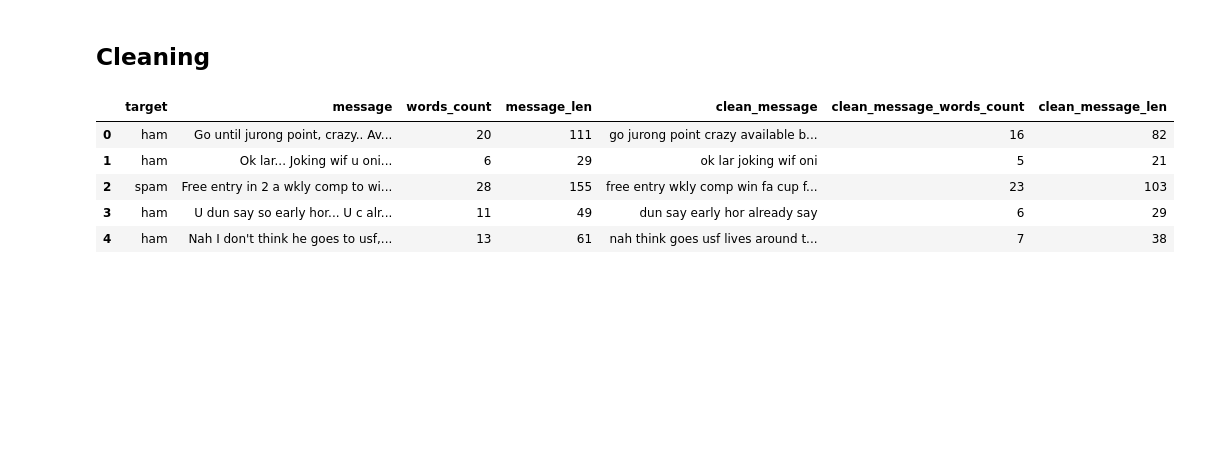
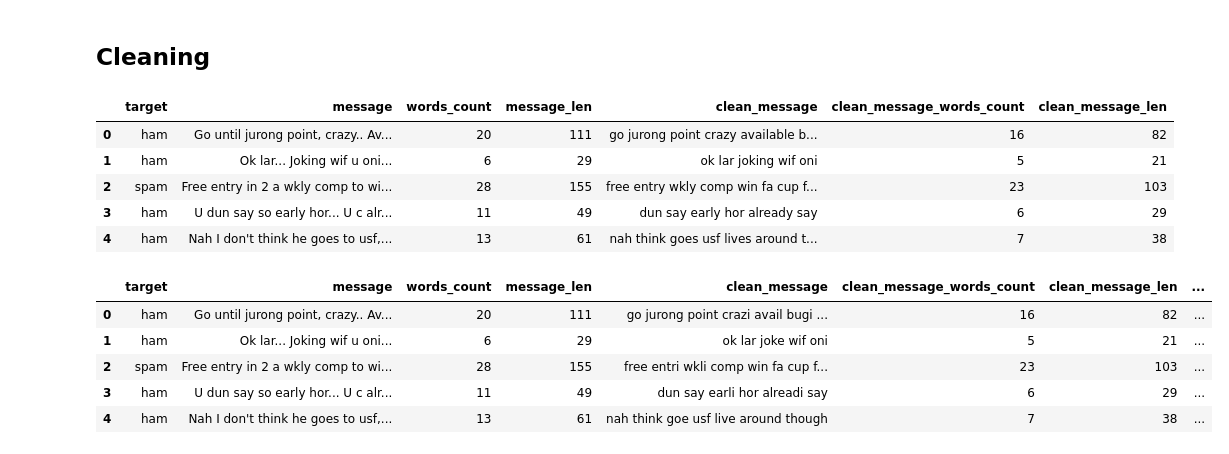
Before and after one commit to polachandu/SMS-Spam-Classification, a Jupyter notebook: sms-spam-classification-using-glove-bert-lstm.ipynb, the cells around one changed output. Cells and saved outputs as stored; diff of their text form; code cells hidden in the pictures; blank space fills up the shorter version.

```diff
--- a/sms-spam-classification-using-glove-bert-lstm.ipynb
+++ b/sms-spam-classification-using-glove-bert-lstm.ipynb
@@ -178,3 +207,20 @@ df.head()
 | 2 | spam | Free entry in 2 a wkly comp to wi... | 28 | 155 | free entry wkly comp win fa cup f... | 23 | 103 |
 | 3 | ham | U dun say so early hor... U c alr... | 11 | 49 | dun say early hor already say | 6 | 29 |
 | 4 | ham | Nah I don't think he goes to usf,... | 13 | 61 | nah think goes usf lives around t... | 7 | 38 |
+# %%
+stemmer = nltk.SnowballStemmer("english")
+
+def stemm_text(text):
+    text = ' '.join(stemmer.stem(word) for word in text.split(' '))
+    return text
+# %%
+df['clean_message'] = df['clean_message'].apply(stemm_text)
+df['stem_clean_message_len'] = df['clean_message'].apply(len)
+df.head()
+# %% [output]
+|  | target | message | words_count | message_len | clean_message | clean_message_words_count | clean_message_len | ... |
+| 0 | ham | Go until jurong point, crazy.. Av... | 20 | 111 | go jurong point crazi avail bugi ... | 16 | 82 | ... |
+| 1 | ham | Ok lar... Joking wif u oni... | 6 | 29 | ok lar joke wif oni | 5 | 21 | ... |
+| 2 | spam | Free entry in 2 a wkly comp to wi... | 28 | 155 | free entri wkli comp win fa cup f... | 23 | 103 | ... |
+| 3 | ham | U dun say so early hor... U c alr... | 11 | 49 | dun say earli hor alreadi say | 6 | 29 | ... |
+| 4 | ham | Nah I don't think he goes to usf,... | 13 | 61 | nah think goe usf live around though | 7 | 38 | ... |
```
Also changed, not shown: parts of 9 cells of this notebook.
